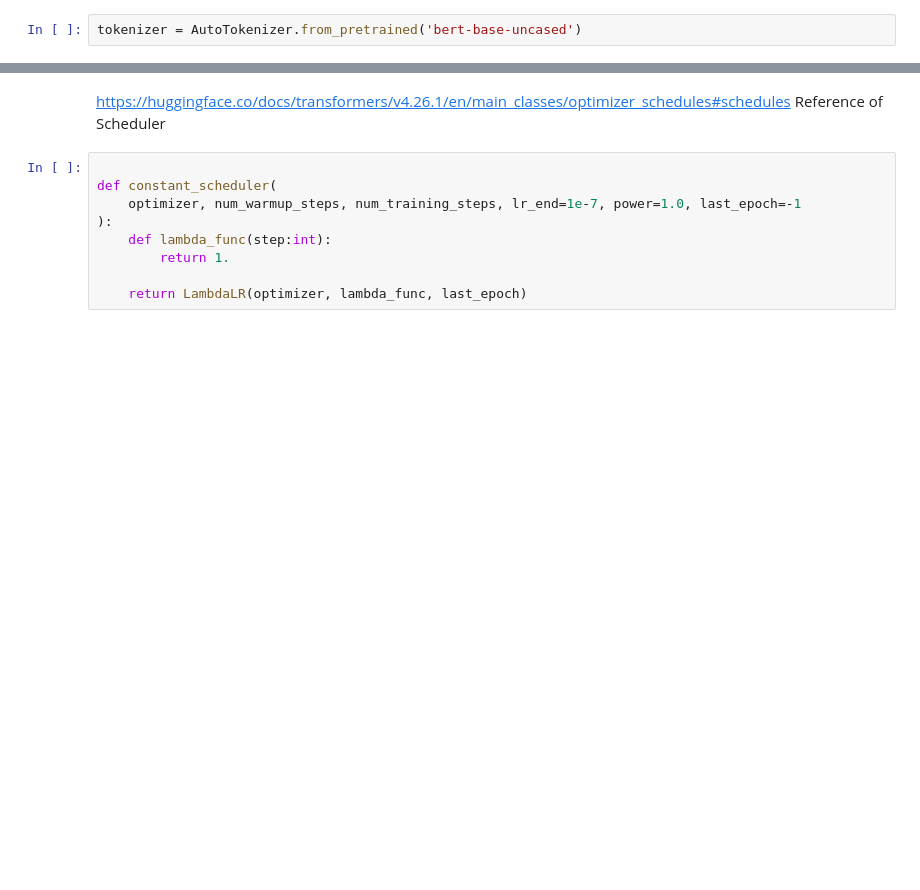
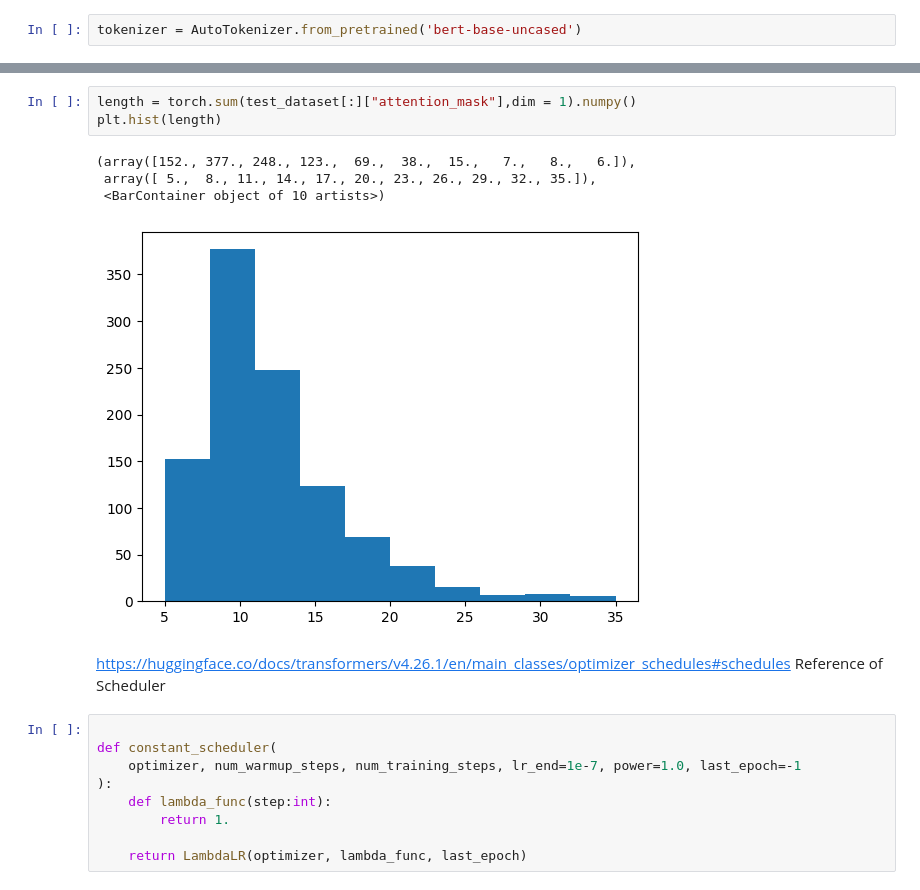
Before and after one commit to TeCai/Lionstudy, a Jupyter notebook: Bertfinetune.ipynb, the cells around one changed output, grey strips where cells are left out. Cells and saved outputs as stored; diff of their text form; blank space fills up the shorter version.

```diff
--- a/Bertfinetune.ipynb
+++ b/Bertfinetune.ipynb
@@ -21,3 +29,11 @@ Loading cached processed dataset at C:\Users\Xiang\.cache\huggingface\datasets\m
+# %%
+length = torch.sum(test_dataset[:]["attention_mask"],dim = 1).numpy()
+plt.hist(length)
+# %% [output]
+(array([152., 377., 248., 123.,  69.,  38.,  15.,   7.,   8.,   6.]),
+ array([ 5.,  8., 11., 14., 17., 20., 23., 26., 29., 32., 35.]),
+ <BarContainer object of 10 artists>)
+[figure, added]
 # %% [markdown]
 https://huggingface.co/docs/transformers/v4.26.1/en/main_classes/optimizer_schedules#schedules
 Reference of Scheduler
```
Also changed, not shown: parts of 3 cells of this notebook.
